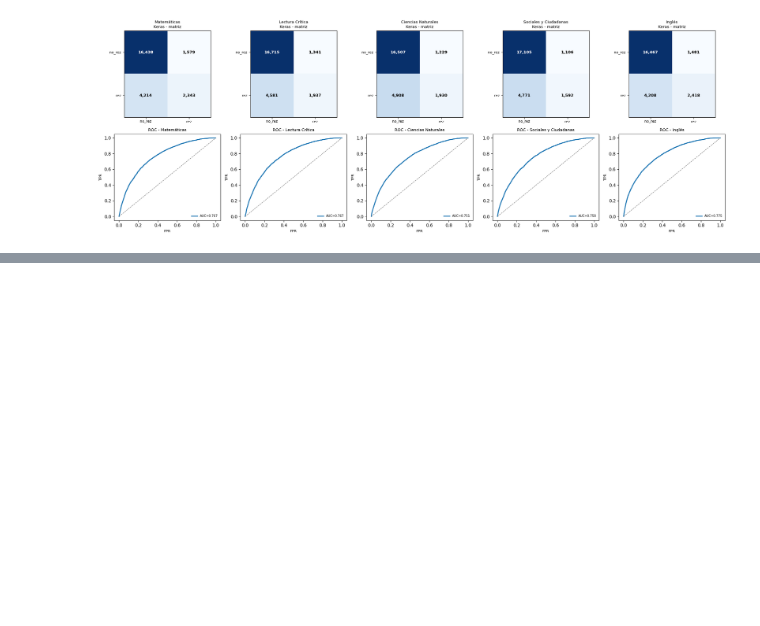
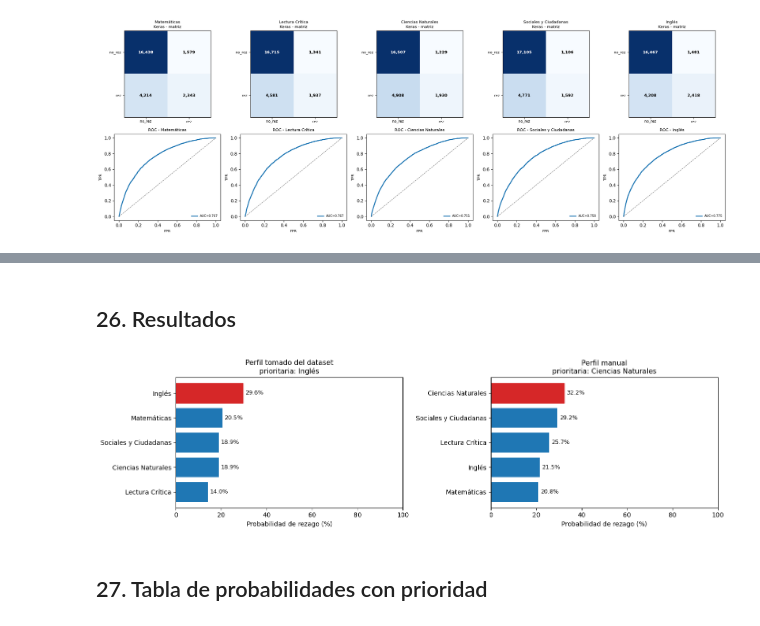
Before and after one commit to lrestrepoe/proyecto2-analitica, a Jupyter notebook: Modelo_Dani.ipynb, the cells around one changed output, grey strips where cells are left out. Drawn from its saved outputs; the diff is of its cells as text; code cells hidden in the pictures; blank space fills up the shorter version.

Commit message:
Serialización, pruebas y resultados

```diff
--- a/Modelo_Dani.ipynb
+++ b/Modelo_Dani.ipynb
@@ -985,0 +1288,17 @@ plt.show()
+# %%
+prep_dash, modelos_dash, meta_dash = cargar_artefactos_dashboard(usar_modelo="keras")
+
+fila_demo = X_test.iloc[[0]].copy()
+perfil_demo = fila_demo.iloc[0].to_dict()
+
+print("PERFIL DE ENTRADA (fila real del test set)")
+print("-" * 55)
+for k, v in perfil_demo.items():
+    print(f"  {k:25s}: {v}")
+
+resultado = predecir_rezago_perfil(perfil_demo, prep=prep_dash, modelos=modelos_dash, meta=meta_dash)
+
+print("\nProbabilidades por área:")
+for area, p in resultado["probabilidades"].items():
+    print(f"  {area:25s}: {p*100:6.2f}%")
+print(f"\nÁrea prioritaria: {resultado['area_prioritaria']}")
@@ -985,0 +1376,30 @@ plt.show()
+# %% [markdown]
+## 26. Resultados
+# %%
+fig, axes = plt.subplots(1, 2, figsize=(14, 4))
+
+for ax, res, titulo in [(axes[0], resultado,        "Perfil tomado del dataset"),
+                        (axes[1], resultado_manual, "Perfil manual")]:
+    nombres_orden = [a for a, _ in res["ranking"]]
+    valores = [p * 100 for _, p in res["ranking"]]
+
+    y_pos = np.arange(len(nombres_orden))
+    barras = ax.barh(y_pos, valores)
+    if len(barras):
+        barras[0].set_color("C3")
+
+    ax.set_yticks(y_pos)
+    ax.set_yticklabels(nombres_orden)
+    ax.invert_yaxis()
+    ax.set_xlim(0, max(100, max(valores) + 12))
+    ax.set_xlabel("Probabilidad de rezago (%)")
+    ax.set_title(f"{titulo}\nprioritaria: {res['area_prioritaria']}", fontsize=11)
+    for i, v in enumerate(valores):
+        ax.text(v + 1, i, f"{v:.1f}%", va="center", fontsize=9)
+
+plt.tight_layout()
+plt.show()
+# %% [output]
+[figure, added]
+# %% [markdown]
+## 27. Tabla de probabilidades con prioridad
```
Also changed, not shown: parts of 21 cells of this notebook, 14 other files.
